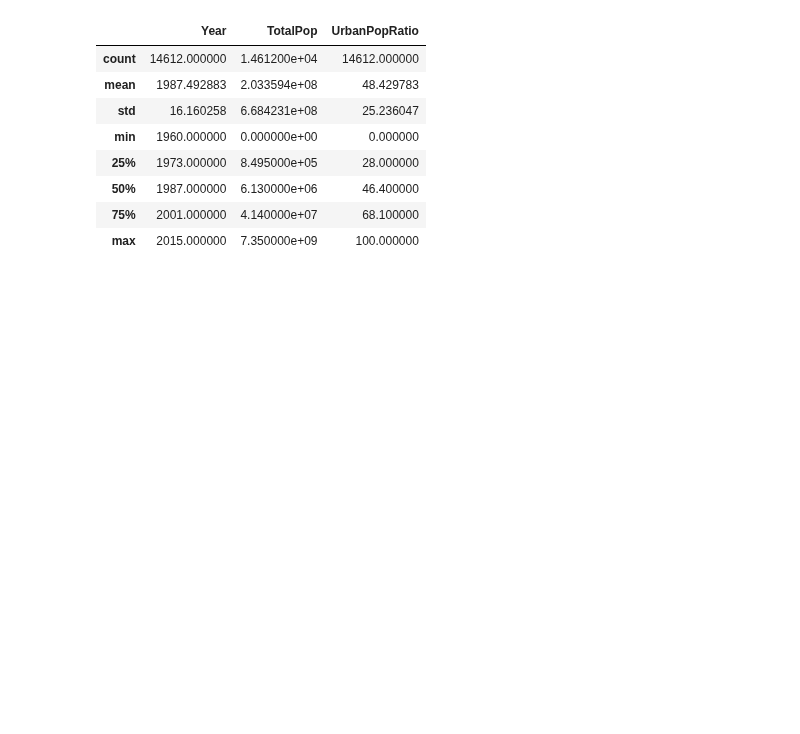
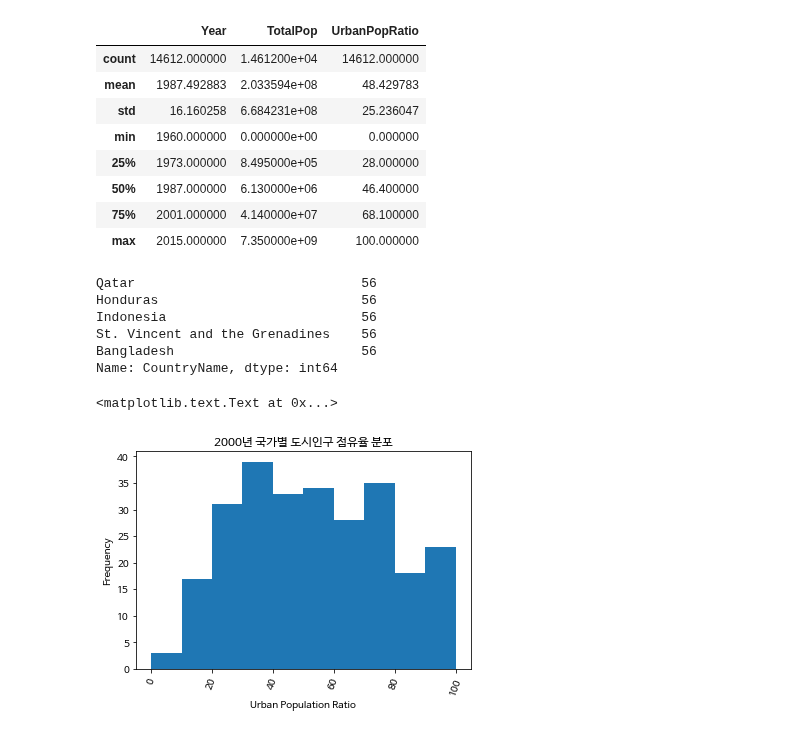
Before and after one commit to woosa7/PythonDataAnalytics, a Jupyter notebook: pystudy/DataCamp12.ipynb, the cells around one changed output. Cells and saved outputs as stored; diff of their text form; code cells hidden in the pictures; blank space fills up the shorter version.

```diff
--- a/pystudy/DataCamp12.ipynb
+++ b/pystudy/DataCamp12.ipynb
@@ -6,4 +6,5 @@ import numpy as np
 # %%
 %matplotlib inline
 import matplotlib.pyplot as plt
+plt.rcParams["font.family"] = 'NanumBarunGothic'
 # %% [markdown]
@@ -46,3 +47,22 @@ df.describe()
 | 50% | 1987.000000 | 6.130000e+06 | 46.400000 |
 | 75% | 2001.000000 | 4.140000e+07 | 68.100000 |
 | max | 2015.000000 | 7.350000e+09 | 100.000000 |
+# %%
+# 범주형 데이터
+df['CountryName'].value_counts(dropna=False).head()
+# %% [output]
+Qatar                             56
+Honduras                          56
+Indonesia                         56
+St. Vincent and the Grenadines    56
+Bangladesh                        56
+Name: CountryName, dtype: int64
+# %%
+# 2000년 도시인구 점유율
+df2000 = df[df.Year == 2000]
+df2000['UrbanPopRatio'].plot(kind='hist', rot=70)
+plt.xlabel('Urban Population Ratio')
+plt.title('2000년 국가별 도시인구 점유율 분포')
+# %% [output]
+<matplotlib.text.Text at 0x...>
+[figure, added]
```
Also changed, not shown: parts of 21 cells of this notebook.
